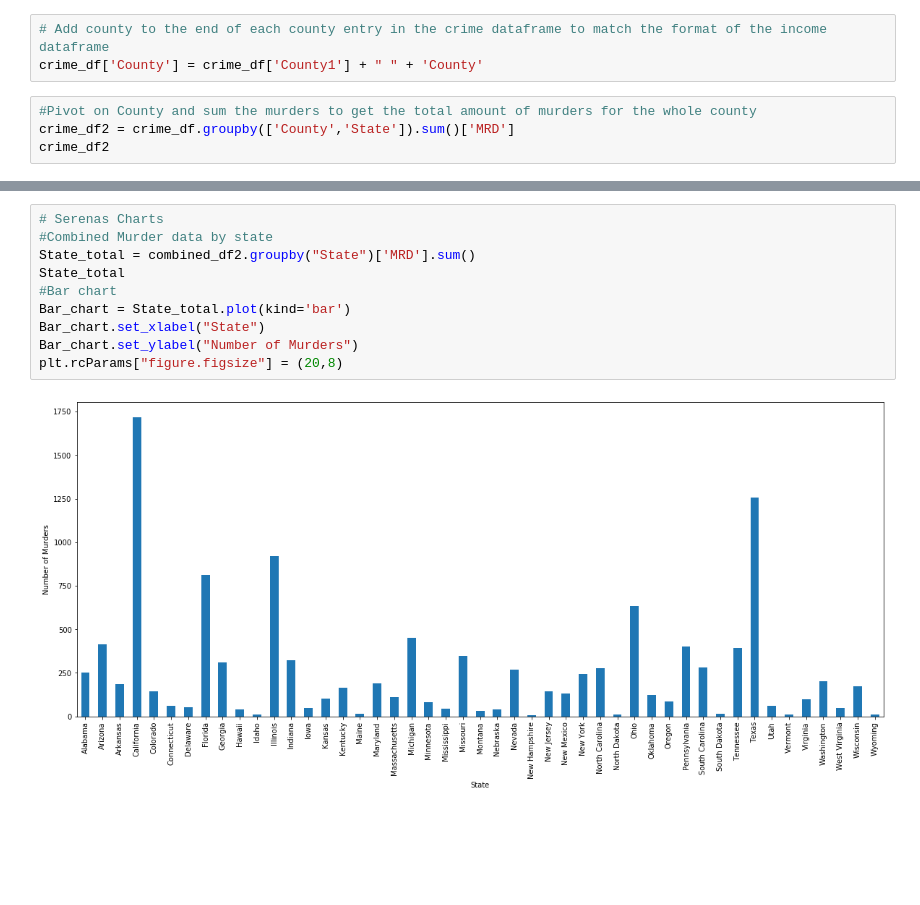
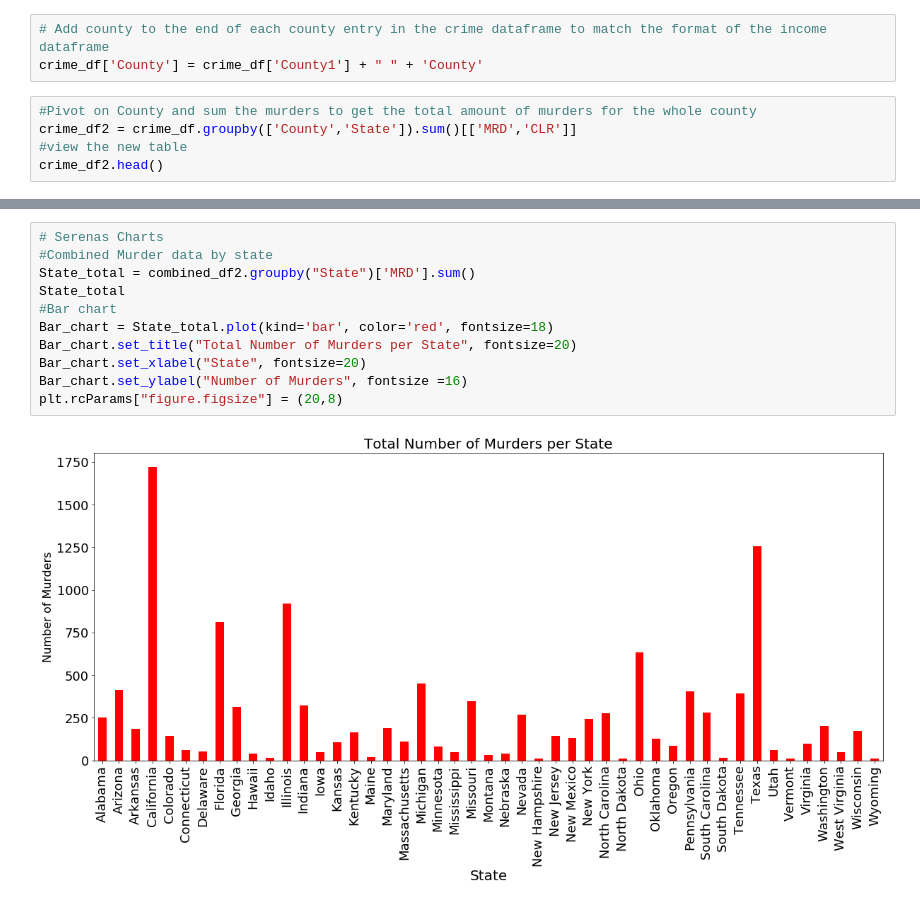
Before and after one commit to jstetter/project-1, a Jupyter notebook: project_1.ipynb, the cells around one changed output, grey strips where cells are left out. Drawn from its saved outputs; the diff is of its cells as text; blank space fills up the shorter version.

```diff
--- a/project_1.ipynb
+++ b/project_1.ipynb
@@ -40,6 +32,7 @@ crime_df['County1'] = crime_df['County'].str.split(',').str[0]
 crime_df['County'] = crime_df['County1'] + " " + 'County'
 # %%
 #Pivot on County and sum the murders to get the total amount of murders for the whole county
-crime_df2 = crime_df.groupby(['County','State']).sum()['MRD']
-crime_df2
+crime_df2 = crime_df.groupby(['County','State']).sum()[['MRD','CLR']]
+#view the new table
+crime_df2.head()
 # %% [output]
@@ -194,12 +148,13 @@ Text(0.5, 1.0, 'Population vs. Murders (per 1000 residents)')
 # %%
 # Serenas Charts
 #Combined Murder data by state
 State_total = combined_df2.groupby("State")['MRD'].sum()
 State_total
 #Bar chart
-Bar_chart = State_total.plot(kind='bar')
-Bar_chart.set_xlabel("State")
-Bar_chart.set_ylabel("Number of Murders")
+Bar_chart = State_total.plot(kind='bar', color='red', fontsize=18)
+Bar_chart.set_title("Total Number of Murders per State", fontsize=20)
+Bar_chart.set_xlabel("State", fontsize=20)
+Bar_chart.set_ylabel("Number of Murders", fontsize =16)
 plt.rcParams["figure.figsize"] = (20,8)
 # %% [output]
-[figure, old version]
+[figure, new version]
```
Also changed, not shown: parts of 21 cells of this notebook.
